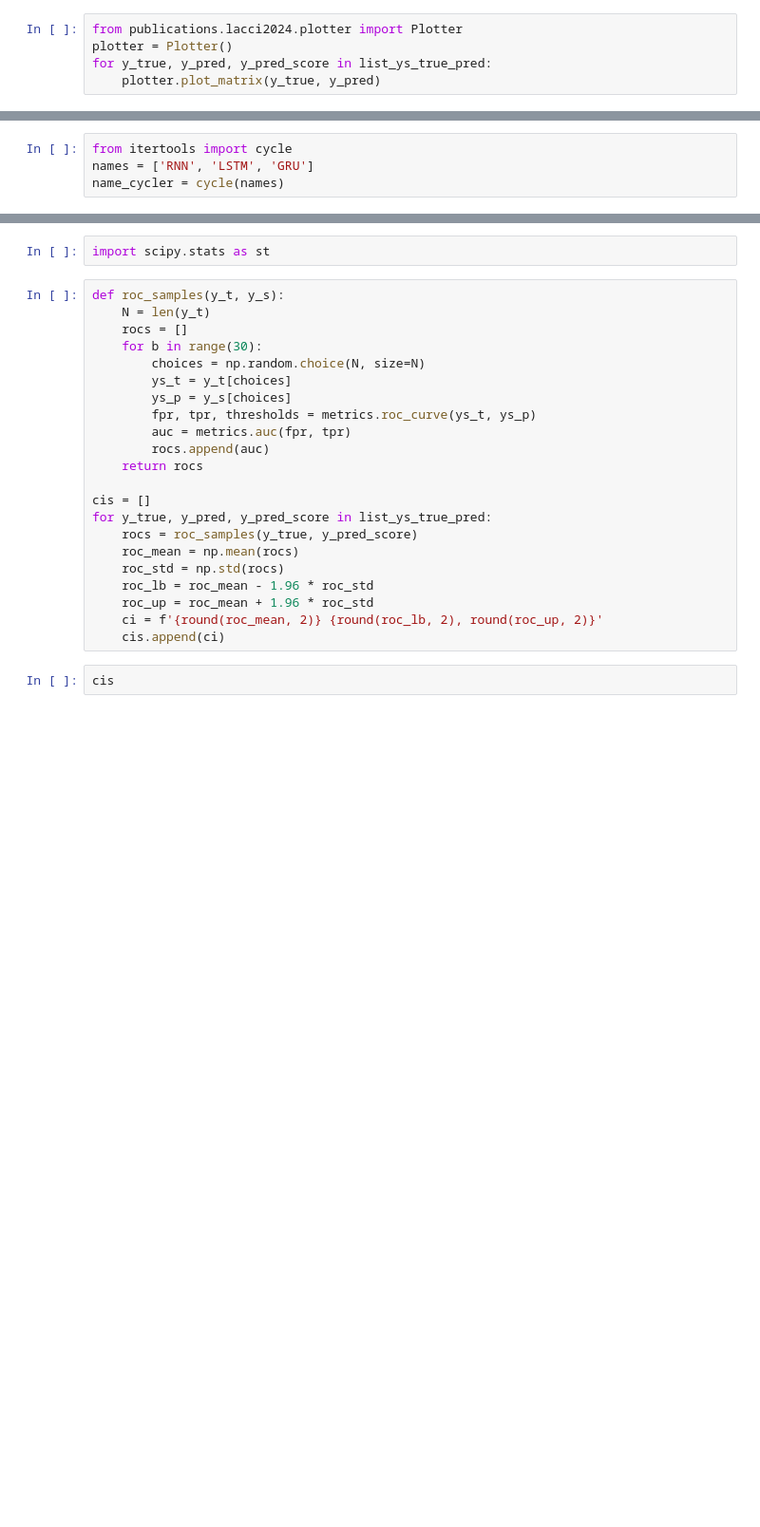
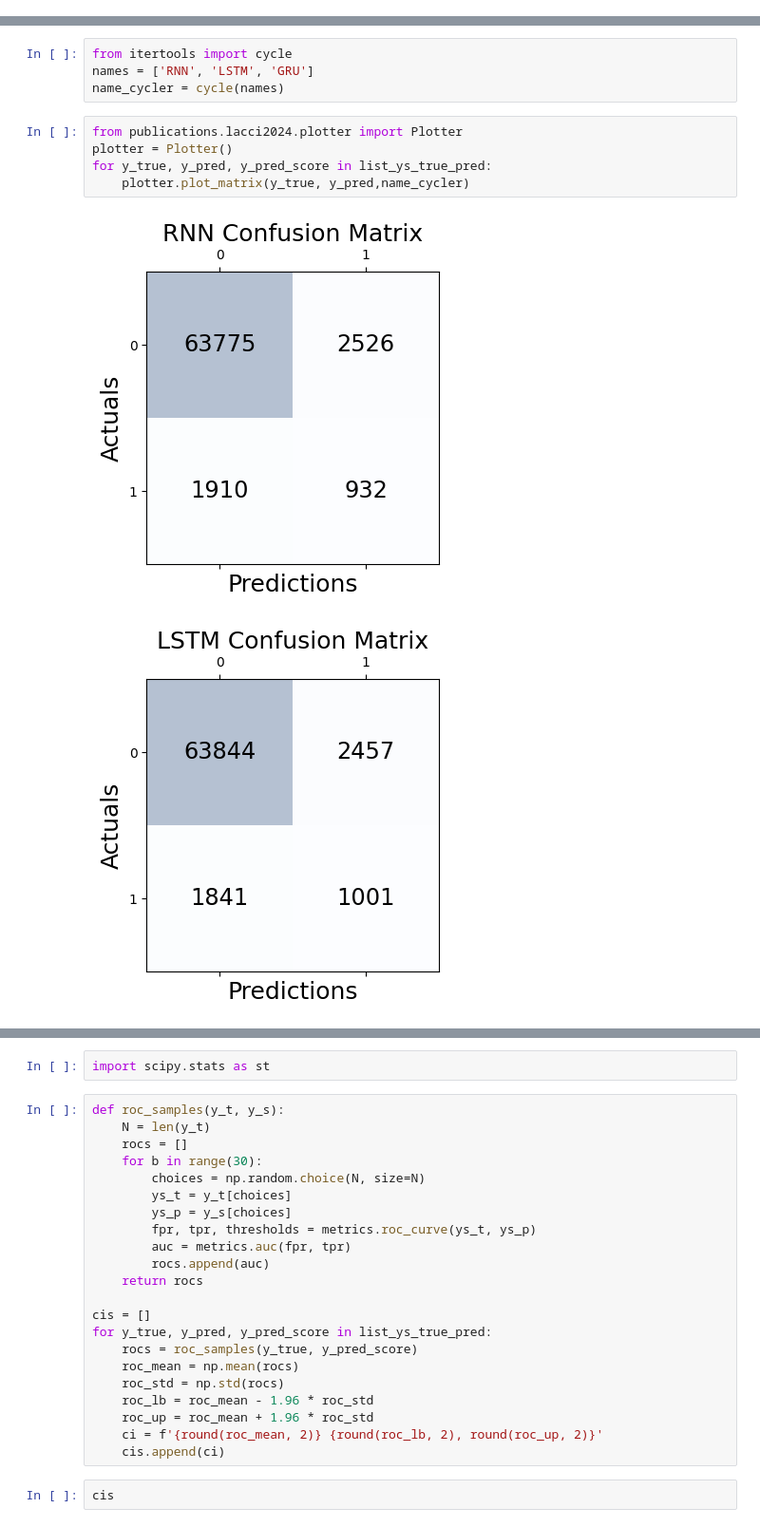
Before and after one commit to diegompin/es4ml, a Jupyter notebook: mlex/publications/lacci2024/analysis.ipynb, the cells around one changed output, grey strips where cells are left out. Shown: that part at 95% size. Cells and saved outputs as stored; diff of their text form; blank space fills up the shorter version.

```diff
--- a/mlex/publications/lacci2024/analysis.ipynb
+++ b/mlex/publications/lacci2024/analysis.ipynb
@@ -268,5 +288,0 @@ for p in pipelines:
-# %%
-from publications.lacci2024.plotter import Plotter
-plotter = Plotter()
-for y_true, y_pred, y_pred_score in list_ys_true_pred:
-    plotter.plot_matrix(y_true, y_pred)
@@ -278,3 +290,11 @@ for y_true, y_pred, y_pred_score in list_ys_true_pred:
 from itertools import cycle
 names = ['RNN', 'LSTM', 'GRU']
 name_cycler = cycle(names)
+# %%
+from publications.lacci2024.plotter import Plotter
+plotter = Plotter()
+for y_true, y_pred, y_pred_score in list_ys_true_pred:
+    plotter.plot_matrix(y_true, y_pred,name_cycler)
+# %% [output]
+[figure, added]
+[figure, added]
```
Also changed, not shown: parts of 11 cells of this notebook, 1 other file.
